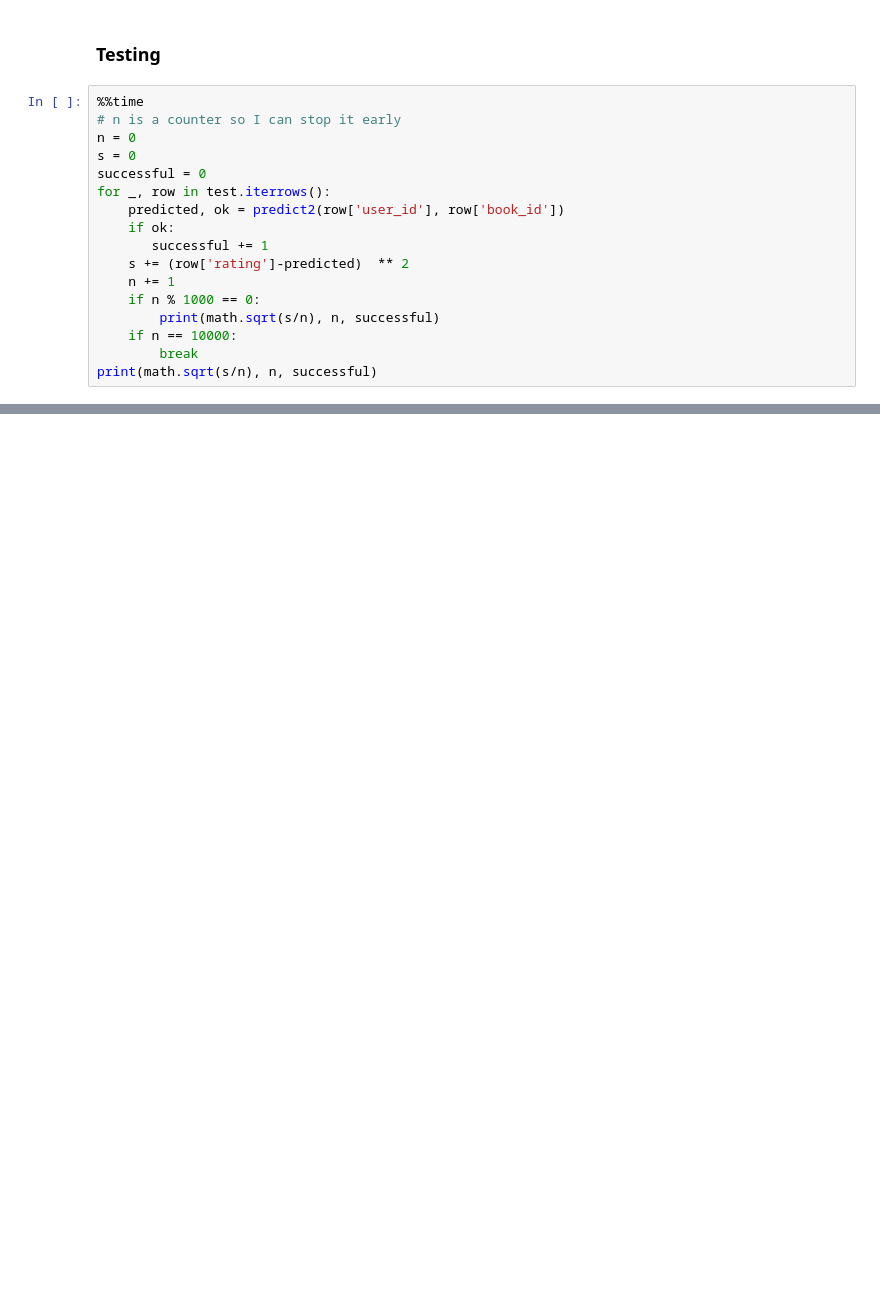
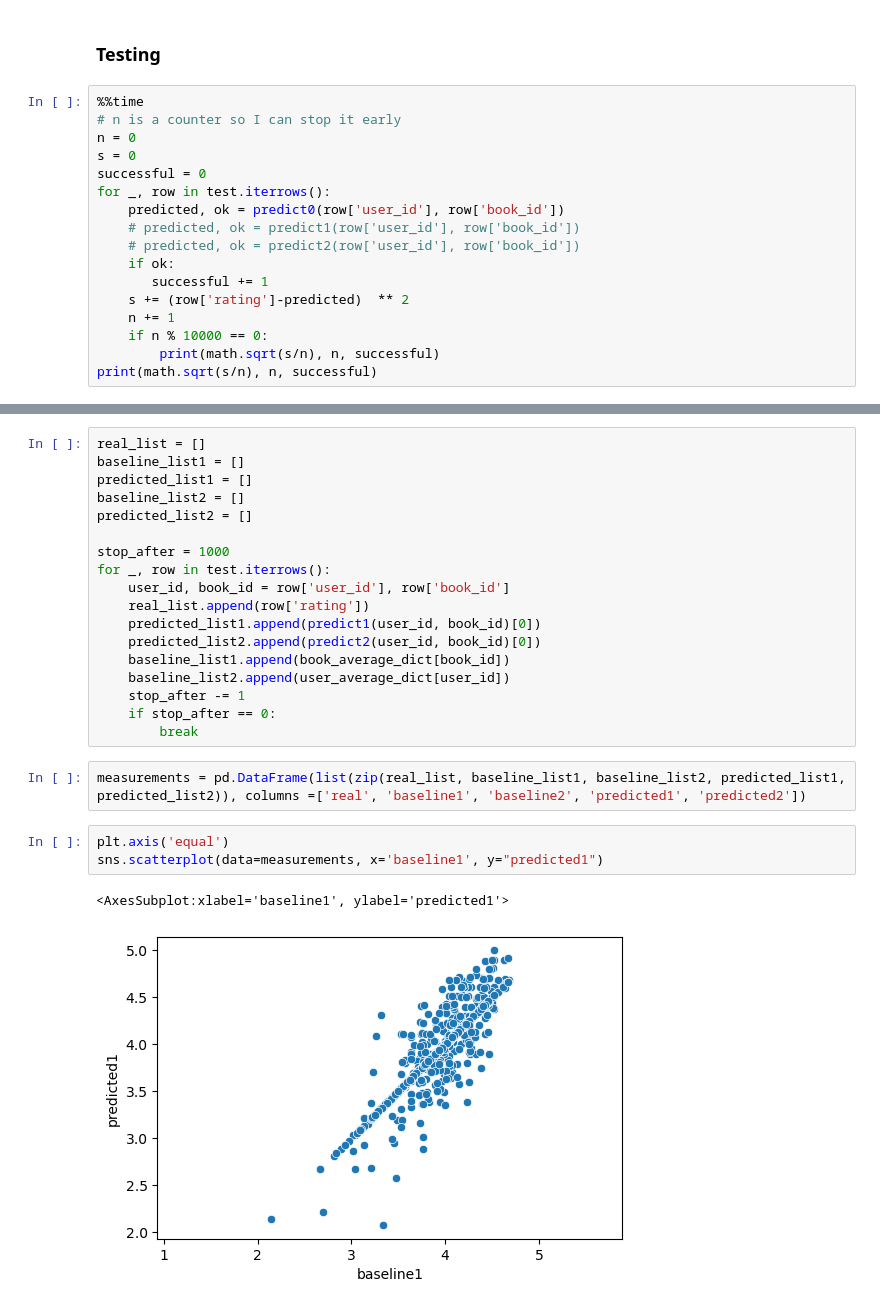
Before and after one commit to kofzera/recomender_project, a Jupyter notebook: goodreads.ipynb, the cells around one changed output, grey strips where cells are left out. Cells and saved outputs as stored; diff of their text form; blank space fills up the shorter version.

```diff
--- a/goodreads.ipynb
+++ b/goodreads.ipynb
@@ -231,14 +244,14 @@ n = 0
 s = 0
 successful = 0
 for _, row in test.iterrows():
-    predicted, ok = predict2(row['user_id'], row['book_id'])
+    predicted, ok = predict0(row['user_id'], row['book_id'])
+    # predicted, ok = predict1(row['user_id'], row['book_id'])
+    # predicted, ok = predict2(row['user_id'], row['book_id'])
     if ok:
        successful += 1
     s += (row['rating']-predicted)  ** 2
     n += 1
-    if n % 1000 == 0:
+    if n % 10000 == 0:
         print(math.sqrt(s/n), n, successful)
-    if n == 10000:
-        break
 print(math.sqrt(s/n), n, successful)
 # %% [output]
@@ -274,0 +315,26 @@ find_the_similars('c3d033014bbcc966551905f1565137ad', 3)
+# %%
+real_list = []
+baseline_list1 = []
+predicted_list1 = []
+baseline_list2 = []
+predicted_list2 = []
+
+stop_after = 1000
+for _, row in test.iterrows():
+    user_id, book_id = row['user_id'], row['book_id']
+    real_list.append(row['rating'])
+    predicted_list1.append(predict1(user_id, book_id)[0])
+    predicted_list2.append(predict2(user_id, book_id)[0])
+    baseline_list1.append(book_average_dict[book_id])
+    baseline_list2.append(user_average_dict[user_id])
+    stop_after -= 1
+    if stop_after == 0:
+        break
+# %%
+measurements = pd.DataFrame(list(zip(real_list, baseline_list1, baseline_list2, predicted_list1, predicted_list2)), columns =['real', 'baseline1', 'baseline2', 'predicted1', 'predicted2'])
+# %%
+plt.axis('equal')
+sns.scatterplot(data=measurements, x='baseline1', y="predicted1")
+# %% [output]
+<AxesSubplot:xlabel='baseline1', ylabel='predicted1'>
+[figure, added]
```
Also changed, not shown: parts of 15 cells of this notebook.
